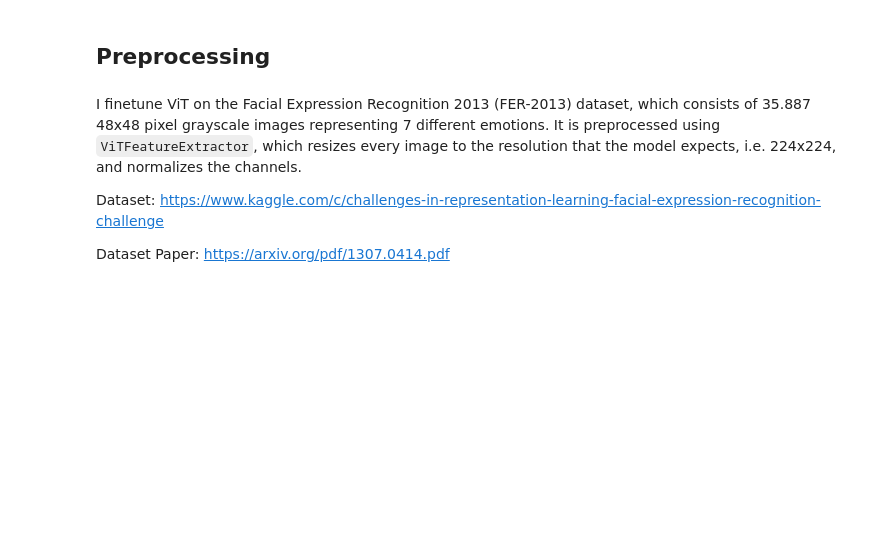
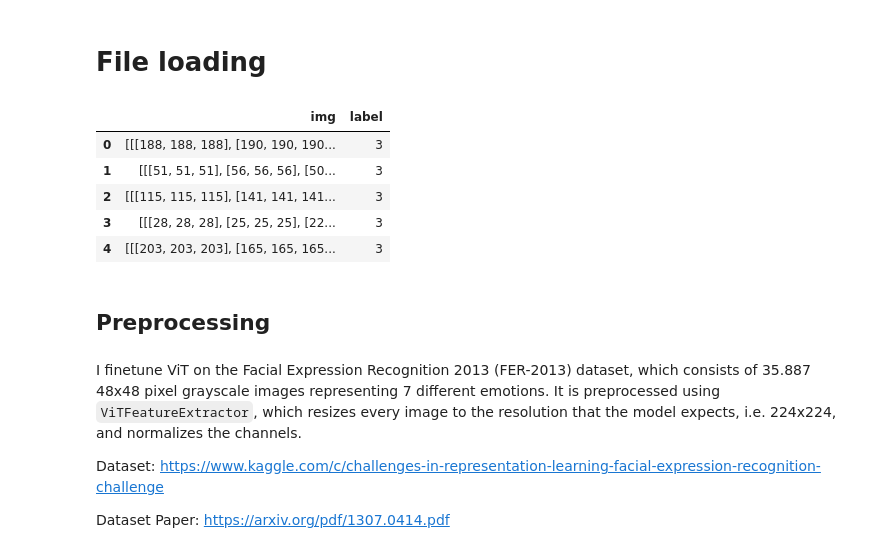
Before and after one commit to oyjuffer/DL-Final, a Jupyter notebook: Transformer.ipynb, the cells around one changed output. Cells and saved outputs as stored; diff of their text form; code cells hidden in the pictures; blank space fills up the shorter version.

```diff
--- a/Transformer.ipynb
+++ b/Transformer.ipynb
@@ -34,6 +16,41 @@ from matplotlib import pyplot as plt
 %matplotlib inline
 import seaborn as sns
 from sklearn.metrics import confusion_matrix
+# %% [markdown]
+# File loading
+# %%
+# Load the dataset from the emotion-detection-fer folder
+# This contains two folders, test and train, each with 7 folders, one for each emotion.
+# Load data as rgb images label as [img, label] in a pandas dataframe for both test and train
+
+import os
+import cv2
+
+string_labels = ['angry', 'disgusted', 'fearful', 'happy', 'neutral', 'sad', 'surprised']
+
+def load_data(data_dir):
+    data = []
+    for emotion in os.listdir(data_dir):
+        for item in os.listdir(os.path.join(data_dir, emotion)):
+            img = cv2.imread(os.path.join(data_dir, emotion, item))
+            img = cv2.cvtColor(img, cv2.COLOR_BGR2RGB)
+            img = img.astype(int).tolist()
+            # Convert emotion label to integer label
+            index = string_labels.index(emotion)
+            data.append([img, index])
+    return pd.DataFrame(data, columns=['img', 'label'])
+
+train_df = load_data('emotion-detection-fer/train')
+val_df = load_data('emotion-detection-fer/test')
+# %%
+val_df.head()
+# %% [output]
+|  | img | label |
+| 0 | [[[188, 188, 188], [190, 190, 190... | 3 |
+| 1 | [[[51, 51, 51], [56, 56, 56], [50... | 3 |
+| 2 | [[[115, 115, 115], [141, 141, 141... | 3 |
+| 3 | [[[28, 28, 28], [25, 25, 25], [22... | 3 |
+| 4 | [[[203, 203, 203], [165, 165, 165... | 3 |
 # %% [markdown]
 ## Preprocessing
 # %% [markdown]
```
Also changed, not shown: parts of 26 cells of this notebook, 5 other files.
